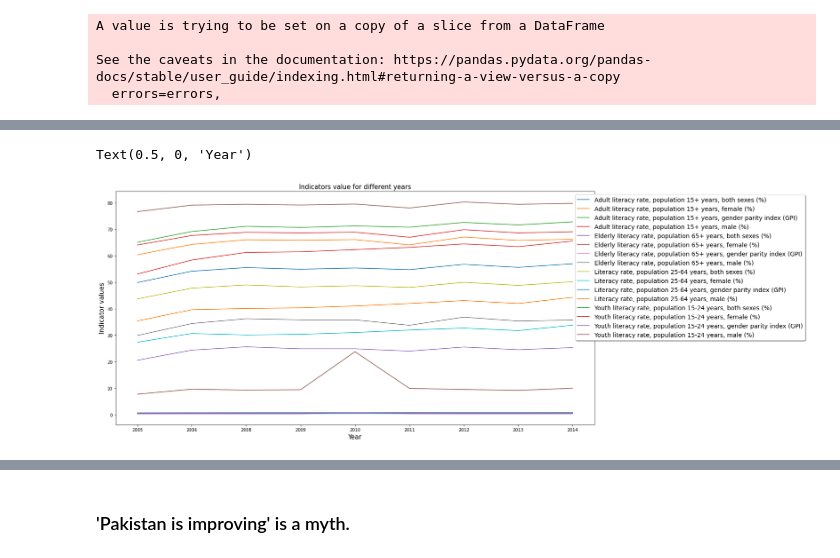
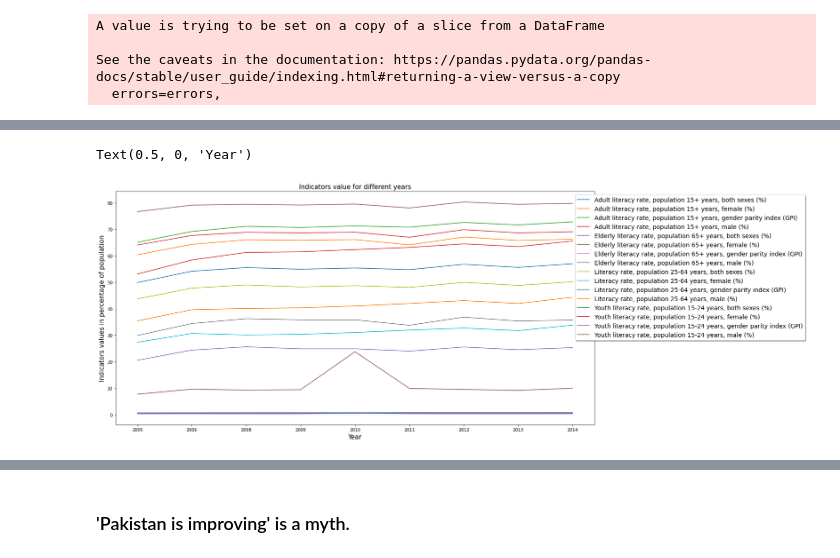
Before and after one commit to sksuman97/WorldBank-Global-Education-Analysis, a Jupyter notebook: Sumanta_Muduli_World_Bank_Global_Education_Analysis_Capstone_Project.ipynb, the cells around one changed output, grey strips where cells are left out. Drawn from its saved outputs; the diff is of its cells as text; code cells hidden in the pictures.

```diff
--- a/Sumanta_Muduli_World_Bank_Global_Education_Analysis_Capstone_Project.ipynb
+++ b/Sumanta_Muduli_World_Bank_Global_Education_Analysis_Capstone_Project.ipynb
@@ -963,11 +1060,11 @@ pakistan_literacy_table_new=pakistan_literacy_table.iloc[:]
 # %%
 # plt.figure()
 pakistan_literacy_table.transpose().plot(figsize=(20,10))
 
 plt.legend(loc='upper center', bbox_to_anchor=(1.2, 1),shadow=True,fontsize=14)
 plt.title('Indicators value for different years',fontsize=15)
-plt.ylabel('Indicator values',fontsize=15)
+plt.ylabel('Indicators values in percentage of population',fontsize=15)
 plt.xlabel('Year',fontsize=15)
 # %% [output]
 Text(0.5, 0, 'Year')
-[figure, old version]
+[figure, new version]
```
Also changed, not shown: parts of 66 cells of this notebook.
